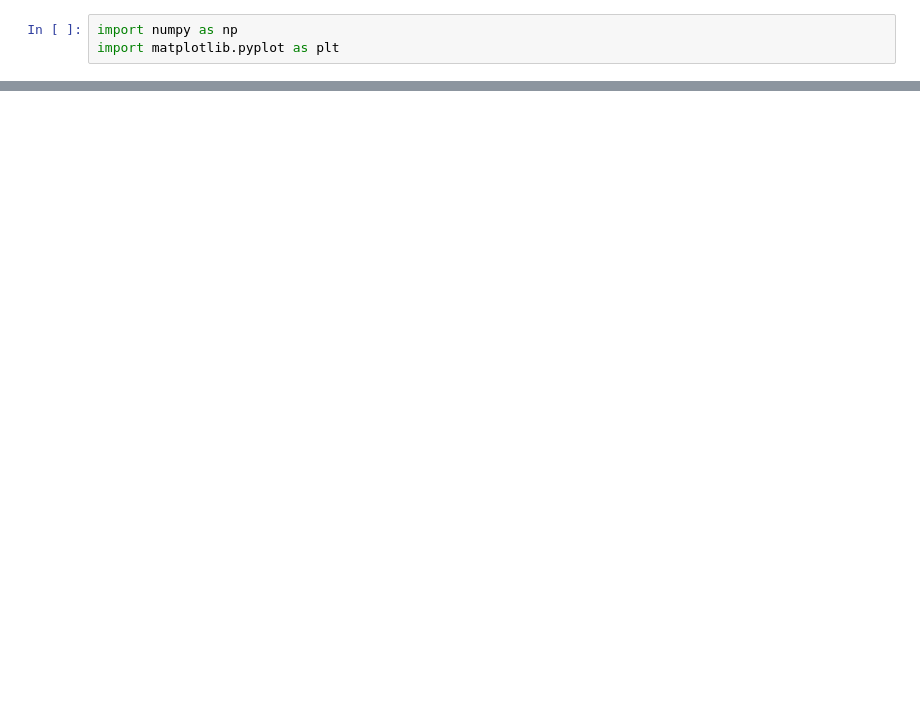
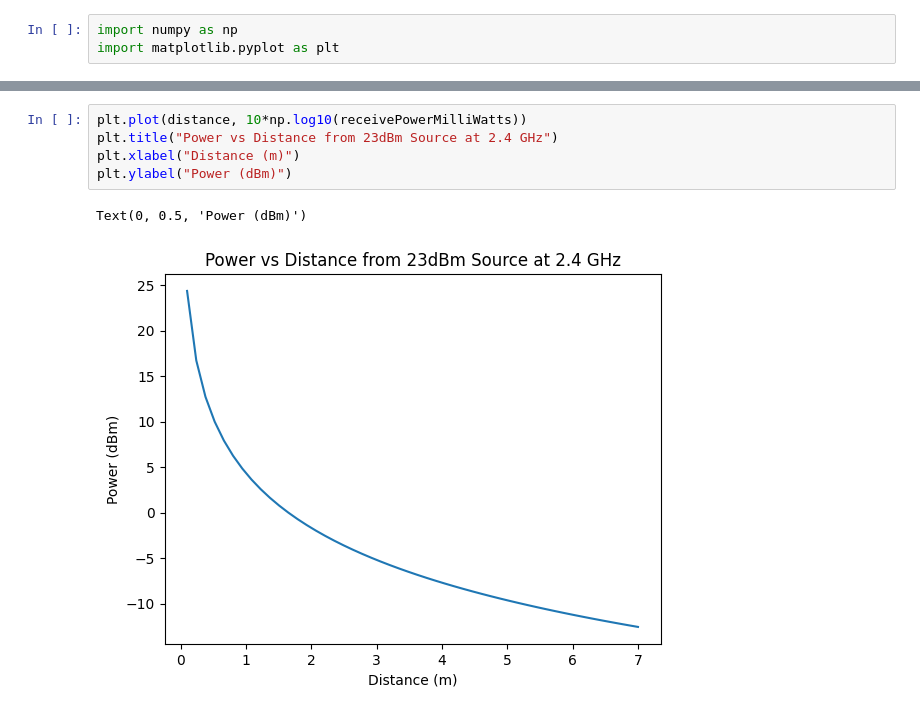
Before and after one commit to ardavan-p/elec-491, a Jupyter notebook: simulation/accessPointSimulation/accessPointSimulation.ipynb, the cells around one changed output, grey strips where cells are left out. Saved outputs shown, nothing was run; the diff lists cells and outputs as text; blank space fills up the shorter version.

```diff
--- a/simulation/accessPointSimulation/accessPointSimulation.ipynb
+++ b/simulation/accessPointSimulation/accessPointSimulation.ipynb
@@ -30,0 +34,8 @@ plt.plot(distance, receivePowerMilliWatts)
+# %%
+plt.plot(distance, 10*np.log10(receivePowerMilliWatts))
+plt.title("Power vs Distance from 23dBm Source at 2.4 GHz")
+plt.xlabel("Distance (m)")
+plt.ylabel("Power (dBm)")
+# %% [output]
+Text(0, 0.5, 'Power (dBm)')
+[figure, added]
```
Also changed, not shown: parts of 5 cells of this notebook.
